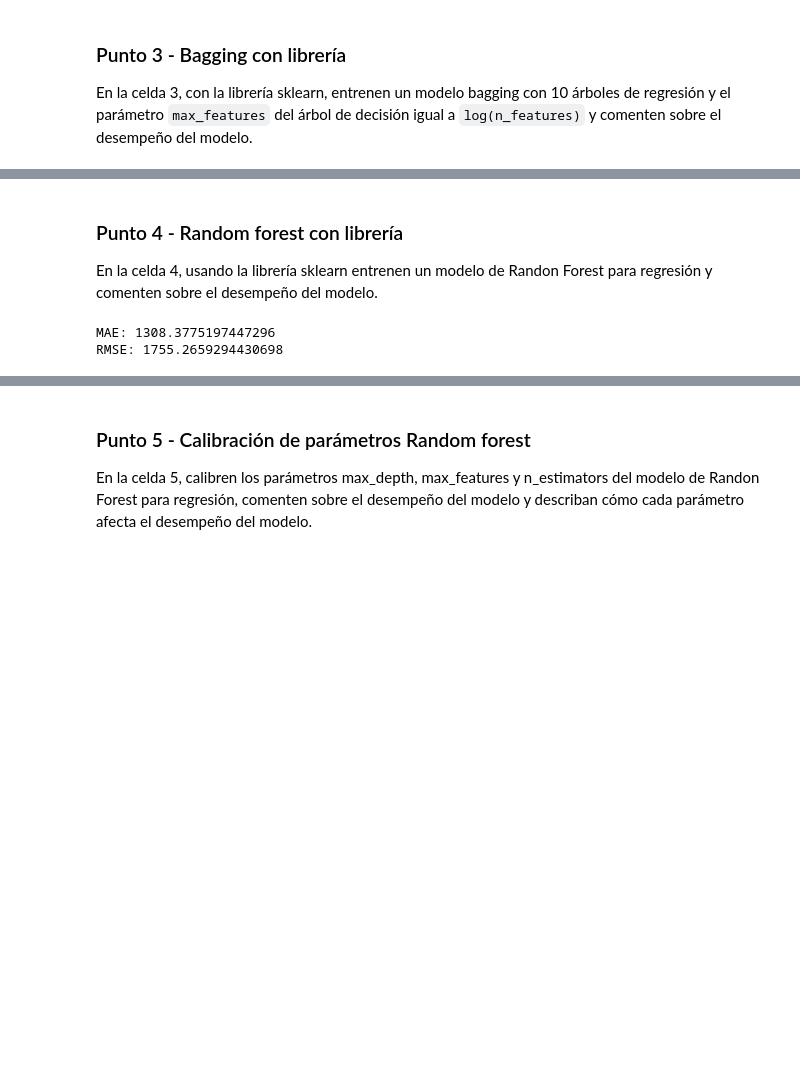
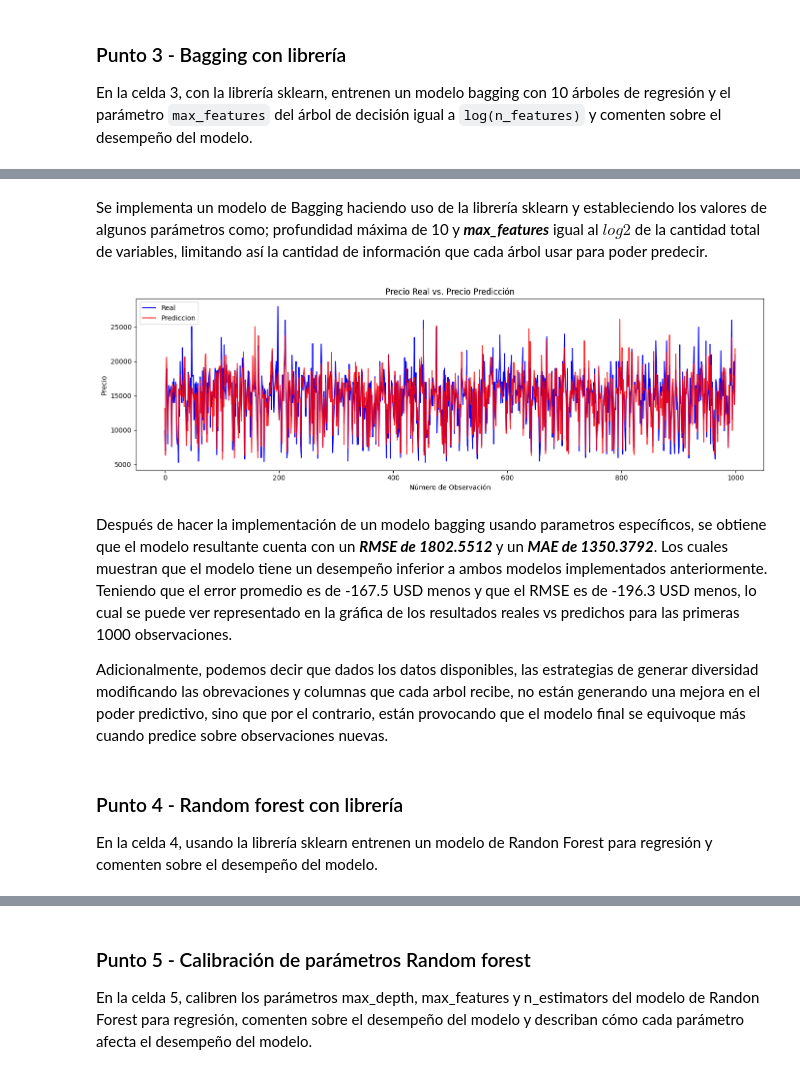
Before and after one commit to JohanManjarresMIAD/JohanManjarresMIAD-JohanManjarresMIAD-MIAD_ML_NLP_2026-Grupo_26, a Jupyter notebook: Semana 2/S2TC1_RandomForests_Boosting.ipynb, the cells around one changed output, grey strips where cells are left out. Drawn from its saved outputs; the diff is of its cells as text; code cells hidden in the pictures; blank space fills up the shorter version.

```diff
--- a/Semana 2/S2TC1_RandomForests_Boosting.ipynb
+++ b/Semana 2/S2TC1_RandomForests_Boosting.ipynb
@@ -284,17 +334,55 @@ RMSE: 1899.5410063452714
+# %%
+# Celda 3
+num_arboles = 10
+max_features = int(np.log2(X_train.shape[1]))
+
+bagging_model = BaggingRegressor(max_features=max_features, n_estimators=num_arboles, bootstrap=True, random_state=20)
+bagging_model.fit(X_train,y_train)
+
+y_pred_final_bagg = predicciones.mean(axis=1)
+mae_bagg = metrics.mean_absolute_error(y_test, y_pred_final_bagg)
+mse_bagg = metrics.mean_squared_error(y_test, y_pred_final_bagg)
+rmse_bagg = np.sqrt(mse_bagg)
+
+display(Markdown(f"""Se implementa un modelo de Bagging haciendo uso de la librería sklearn y estableciendo los valores de algunos parámetros como; profundidad máxima de 10 y ***max_features***
+                 igual al $log2$ de la cantidad total de variables, limitando así la cantidad de información que cada árbol usar para poder predecir."""))
+
+#Gráfica
+plt.figure(figsize=(14, 4.5))
+plt.plot(y_test.values[:1000], color='blue', label='Real')
+plt.plot(y_pred_final_bagg[:1000], color='red', label='Prediccion', alpha=0.85)
+plt.title('Precio Real vs. Precio Predicción')
+plt.xlabel('Número de Observación')
+plt.ylabel('Precio')
+plt.legend()
+plt.tight_layout()
+plt.show()
+
+diff_mae_tree_vs_bagg = best_mae - mae_bagg
+diff_rmse_tree_vs_bagg = best_rmse - rmse_bagg
+
+display(Markdown(f"""Después de hacer la implementación de un modelo bagging usando parametros específicos, se obtiene que el modelo resultante cuenta con un ***RMSE de {rmse_bagg_m:.4f}***
+                 y un ***MAE de {mae_bagg_m:.4f}***. Los cuales muestran que el modelo tiene un desempeño inferior a ambos modelos implementados anteriormente. Teniendo que el error promedio
+                 es de {diff_mae_tree_vs_baggm:.1f} USD menos y que el RMSE es de {diff_rmse_tree_vs_baggm:.1f} USD menos, lo cual se puede ver representado en la gráfica de los resultados
+                 reales vs predichos para las primeras 1000 observaciones.
+
+                 \n Adicionalmente, podemos decir que dados los datos disponibles, las estrategias de generar diversidad modificando las obrevaciones y columnas que cada arbol recibe, no
+                 están generando una mejora en el poder predictivo, sino que por el contrario, están provocando que el modelo final se equivoque más cuando predice sobre observaciones
+                 nuevas."""))
+# %% [output]
+Se implementa un modelo de Bagging haciendo uso de la librería sklearn y estableciendo los valores de algunos parámetros como; profundidad máxima de 10 y ***max_features***
+                 igual al $log2$ de la cantidad total de variables, limitando así la cantidad de información que cada árbol usar para poder predecir.
+[figure, added]
+Después de hacer la implementación de un modelo bagging usando parametros específicos, se obtiene que el modelo resultante cuenta con un ***RMSE de 1802.5512***
+                 y un ***MAE de 1350.3792***. Los cuales muestran que el modelo tiene un desempeño inferior a ambos modelos implementados anteriormente. Teniendo que el error promedio
+                 es de -167.5 USD menos y que el RMSE es de -196.3 USD menos, lo cual se puede ver representado en la gráfica de los resultados
+                 reales vs predichos para las primeras 1000 observaciones.
+
+
+ Adicionalmente, podemos decir que dados los datos disponibles, las estrategias de generar diversidad modificando las obrevaciones y columnas que cada arbol recibe, no
+                 están generando una mejora en el poder predictivo, sino que por el contrario, están provocando que el modelo final se equivoque más cuando predice sobre observaciones
+                 nuevas.
 # %% [markdown]
 ### Punto 4 - Random forest con librería
 
 En la celda 4, usando la librería sklearn entrenen un modelo de Randon Forest para regresión  y comenten sobre el desempeño del modelo.
-# %%
-# Celda 4
-clf_random = RandomForestRegressor(random_state=40)
-clf_random.fit(X_train, y_train)
-y_pred_random = clf_random.predict(X_test)
-mae = metrics.mean_absolute_error(y_test, y_pred_random)
-mse = metrics.mean_squared_error(y_test, y_pred_random)
-rmse = mse**0.5
-print(f"MAE: {mae}")
-print(f"RMSE: {rmse}")
-# %% [output]
-MAE: 1308.3775197447296
-RMSE: 1755.2659294430698
```
Also changed, not shown: parts of 14 cells of this notebook.
